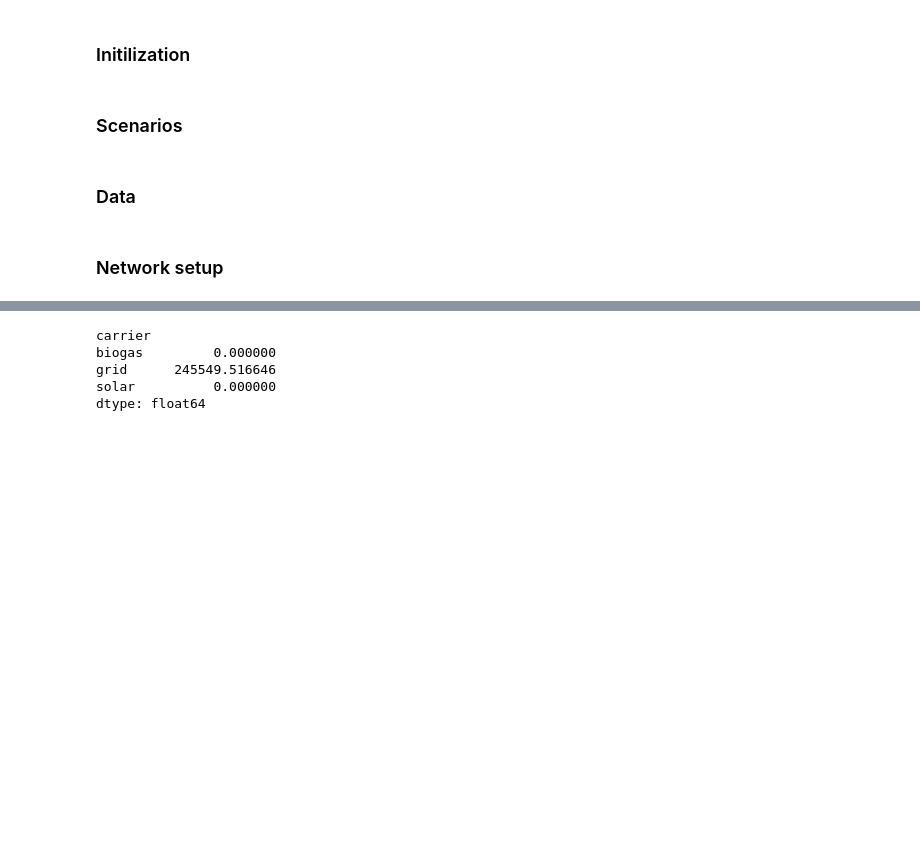
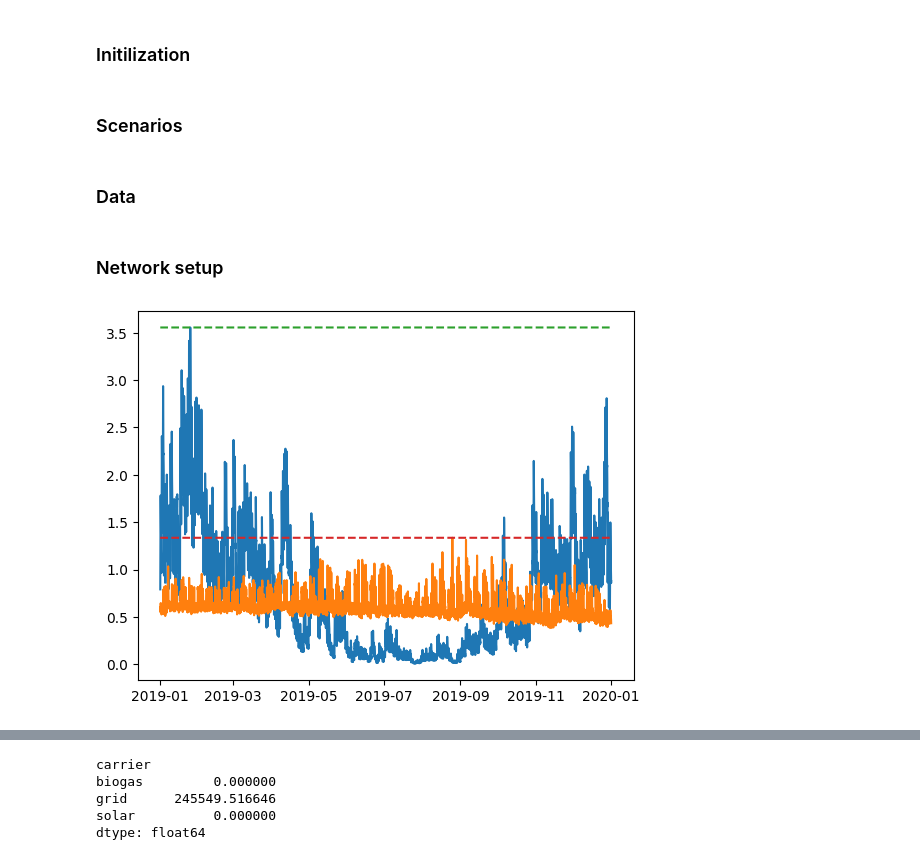
Before and after one commit to alexfias/AU-Viborg, a Jupyter notebook: model_setup.ipynb, the cells around one changed output, grey strips where cells are left out. Saved outputs shown, nothing was run; the diff lists cells and outputs as text; code cells hidden in the pictures; blank space fills up the shorter version.

Commit message:
corrected loads

```diff
--- a/model_setup.ipynb
+++ b/model_setup.ipynb
@@ -50,8 +52,9 @@ wd = "/home/cs/Documents/Cola/Master/MS_5-Semester/AU-Viborg" # working director
 ir = 0.07
 
 # Raw cost data
+# heat storage (watertank) assumptions: 127L, ΔT 40 K, usable fraction 1, p_nom=5kWh, 172000 eur/MWh = 16200 eur/MWh annulized
 data = pd.DataFrame({
-    "capex": [400e3, 1000e3, 1100e3, 400e3, 500e3, 8, 0],  # eur/MWp eur/L
+    "capex": [400e3, 1000e3, 1100e3, 400e3, 500e3, 172e3, 0],  # eur/MWp eur/L
     "FOM": [10e3, 12e3, 14e3, 14e3, 10e3, 0, 0],  # Fixed O&M (€/MWp/year)
     "opex": [0, 0, 0.05e3, 0.17e3, 0, 0, 0.35e3],  # Variable O&M (€/MWh)
     "lifetime": [35, 35, 27, 20, 20, 20, 1],  # Grid lifetime=1 to avoid div/0
@@ -98,7 +101,9 @@ L_h = L_h.set_index('time')
 L_h.index = pd.to_datetime(L_h.index, unit='h')
 L_h.index = L_h.index - pd.DateOffset(years=4) #match 2019 timestamp
 L_h = L_h.iloc[:-24] # drop the day after newyears
-L_h = L_h/1000 # convert to MWh
+L_h = L_h/L_h.sum() # normalize
+#L_h = L_h*(626573*0.01016) # new timeseries from known total yearly load
+L_h = L_h*(626573*0.01016)/2 # heatload = 0.5 gas consumption
 
 # Power Demand Timeseries
 # Based on that there as of now is no CHP (so full elec demand as given by Björn)
@@ -113,9 +118,22 @@ last_row = L_e.iloc[[-1]].copy()
 last_row.index = last_row.index + pd.Timedelta(hours=1)
 L_e = pd.concat([L_e, last_row])
 L_e.index = wind_ts.index
-L_e = L_e/1000 # convert kWh to MWh
+L_e = L_e/L_e.sum() # normalize to total value
+# L_e = L_e*5357.924 # use normalized profile times known yearly sum to get timeseries in kWh
+L_e = L_e * (5357.924 + 0.4*(626573*0.01016)) # elecload = elecload+40%gas consumption
 # %% [markdown]
 ### Network setup
+# %%
+# davon ausgehdend das AU-Viborg zum jetztigen zeitpunkt noch kein CHP hat sind gasverbrauch = heizlast.
+# damit muss die chp anlage grösser dimensioniert werden als vom fraunehofer angenommen. nämlich L_h.max()
+plt.plot(L_h, label="L_h")
+plt.plot(L_e, label="L_e")
+plt.plot(L_h.index, np.full(len(L_h), L_h.max()), '--', label="L_h max")
+plt.plot(L_h.index, np.full(len(L_e), L_e.max()), '--', label="L_e max")
+#plt.legend()
+plt.show()
+# %% [output]
+[figure, added]
 # %%
 # Choose Scenario
 SC = 1 # 1,2,3,4,5
```
Also changed, not shown: parts of 12 cells of this notebook, 1 other file.
